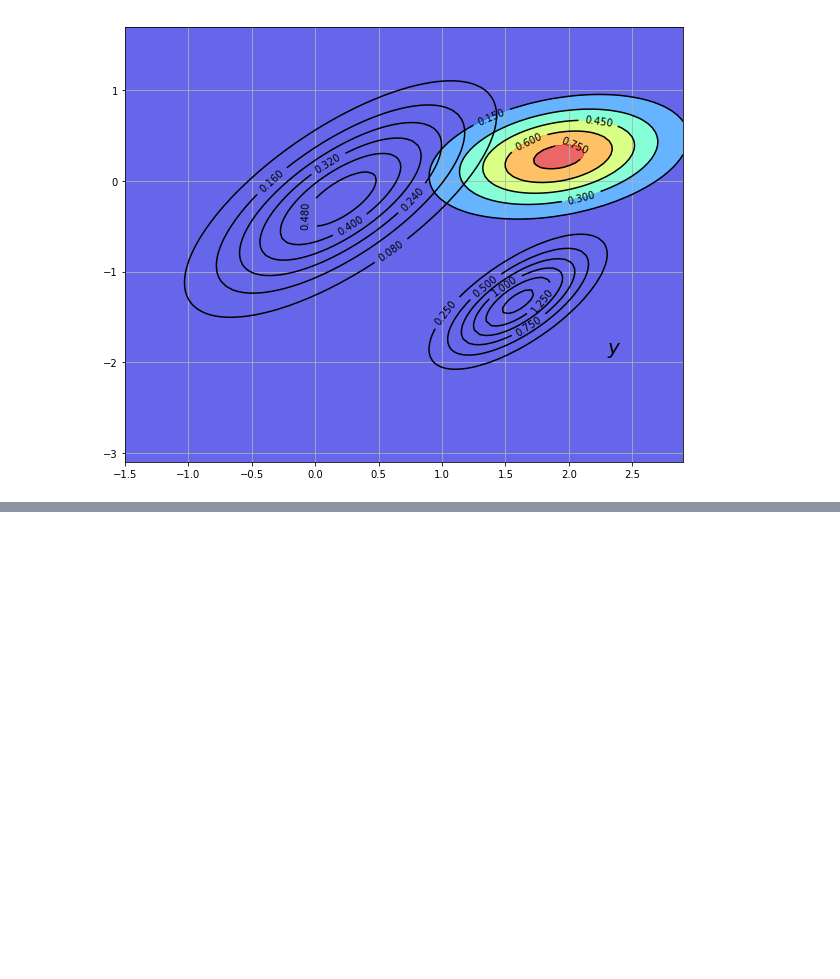
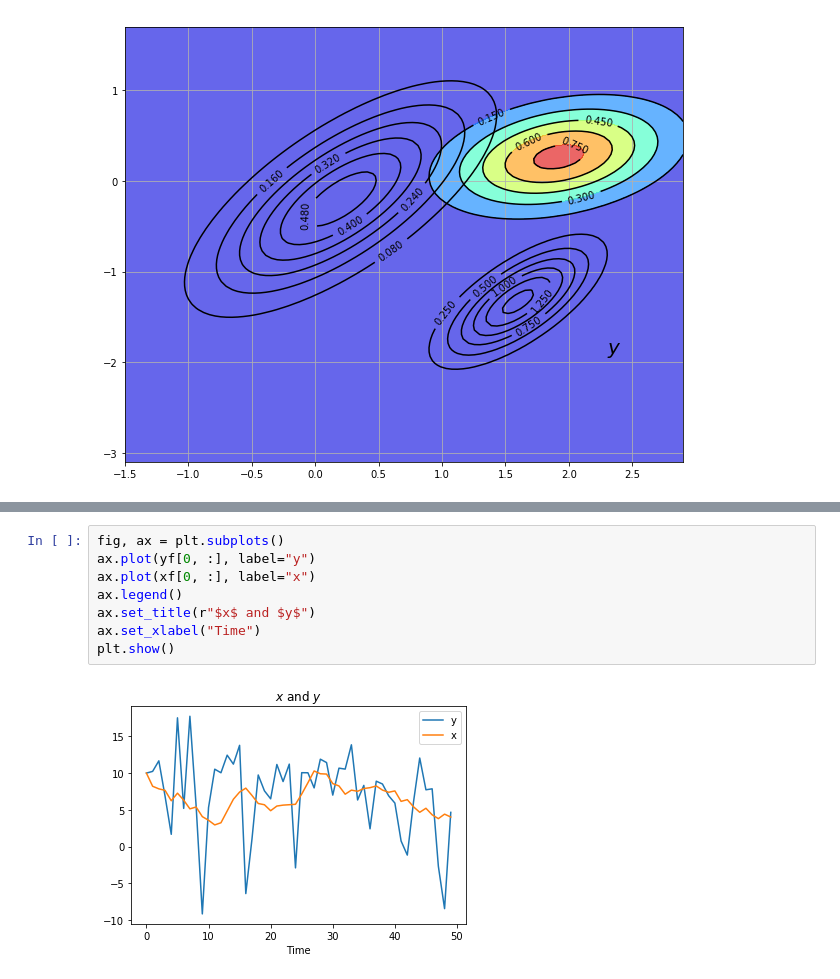
Before and after one commit to PanPip/QuantEcon_Tasks, a Jupyter notebook: Tools_and_techniques.ipynb, the cells around one changed output, grey strips where cells are left out. Drawn from its saved outputs; the diff is of its cells as text; blank space fills up the shorter version.

```diff
--- a/Tools_and_techniques.ipynb
+++ b/Tools_and_techniques.ipynb
@@ -1310,0 +1381,10 @@ plt.show()
+# %%
+fig, ax = plt.subplots()
+ax.plot(yf[0, :], label="y")
+ax.plot(xf[0, :], label="x")
+ax.legend()
+ax.set_title(r"$x$ and $y$")
+ax.set_xlabel("Time")
+plt.show()
+# %% [output]
+[figure, added]
```
Also changed, not shown: parts of 8 cells of this notebook.
